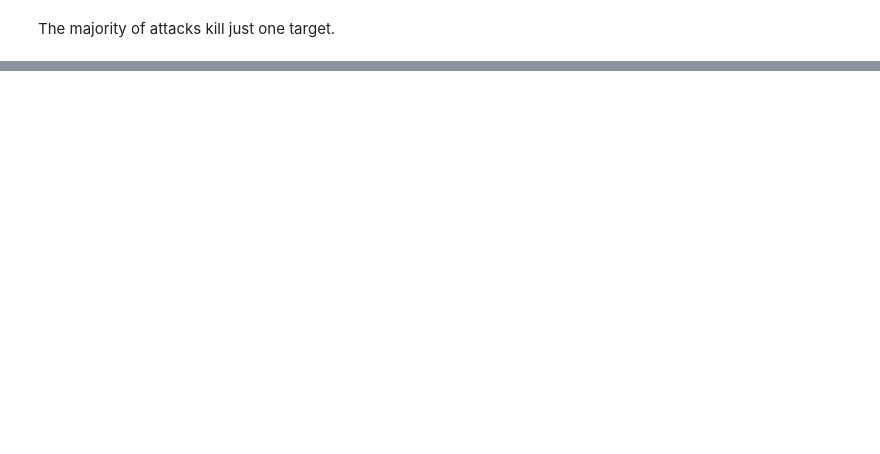
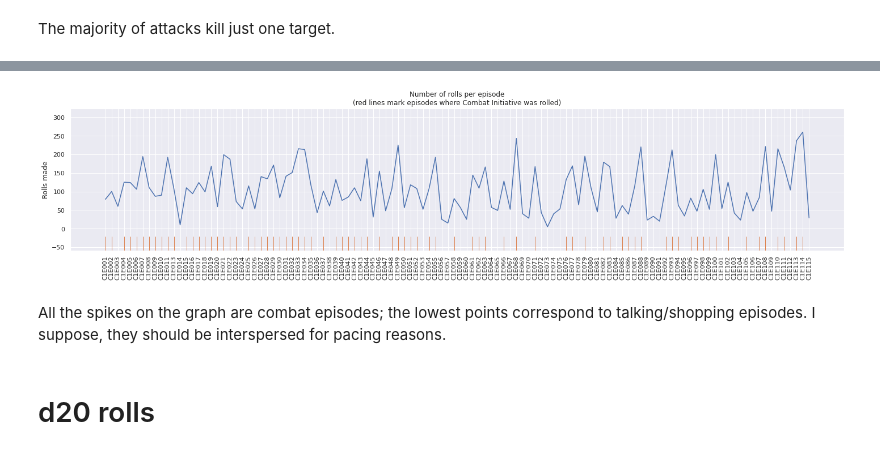
Before and after one commit to onishchenkoar/dungeons-and-dragons-and-probabilities, a Jupyter notebook: All_Rolls_TalDorei_EDA.ipynb, the cells around one changed output, grey strips where cells are left out. Saved outputs shown, nothing was run; the diff lists cells and outputs as text; code cells hidden in the pictures; blank space fills up the shorter version.

```diff
--- a/All_Rolls_TalDorei_EDA.ipynb
+++ b/All_Rolls_TalDorei_EDA.ipynb
@@ -561,0 +190,24 @@ Name: Notes, dtype: object
+# %%
+# Some rolls go in pairs: you disregard one and keep the other.
+# If I filter the disregarded ones out, I get closer to the actual number of events.
+is_disregarded = df['Notes'].str.contains('isregard').fillna(False)
+action = (df.loc[~is_disregarded, ['Episode', 'Type of Roll']]
+            .replace('C1E031 p1', 'C1E031')
+            .replace('C1E031 p2', 'C1E031')
+            .replace('C1E033 p1', 'C1E033')
+            .replace('C1E033 p2', 'C1E033')
+            .replace('C1E035 p1', 'C1E035')
+            .replace('C1E035 p2', 'C1E035')
+)
+
+
+rolls_by_ep = action['Episode'].value_counts()
+with_initiative = action.loc[action['Type of Roll'] == 'Initiative'
+                             , 'Episode'
+                            ].unique().to_list()
+# There is no episode 12 in All Rolls - TalDorei, because it was the "DM tips" episode.
+with_initiative = [int(x[3:]) - 1 if int(x[3:]) < 12 else int(x[3:]) - 2
+                   for x in with_initiative]
+print(rolls_by_ep.head())
+print()
+print(rolls_by_ep.tail())
@@ -561,0 +228,18 @@ Name: Notes, dtype: object
+# %%
+fig, ax = plt.subplots(figsize=(20, 5))
+sns.lineplot(data=rolls_by_ep.sort_index(), ax=ax)
+sns.rugplot(with_initiative, height=0.1, ax=ax)
+plt.title('Number of rolls per episode\n'
+          '(red lines mark episodes where Combat Initiative was rolled)'
+)
+plt.ylabel('Rolls made')
+plt.xticks(rotation=90)
+plt.tight_layout()
+plt.savefig('action.png')
+plt.show()
+# %% [output]
+[figure, added]
+# %% [markdown]
+All the spikes on the graph are combat episodes; the lowest points correspond to talking/shopping episodes. I suppose, they should be interspersed for pacing reasons.
+# %% [markdown]
+# d20 rolls
```
Also changed, not shown: parts of 83 cells of this notebook.
